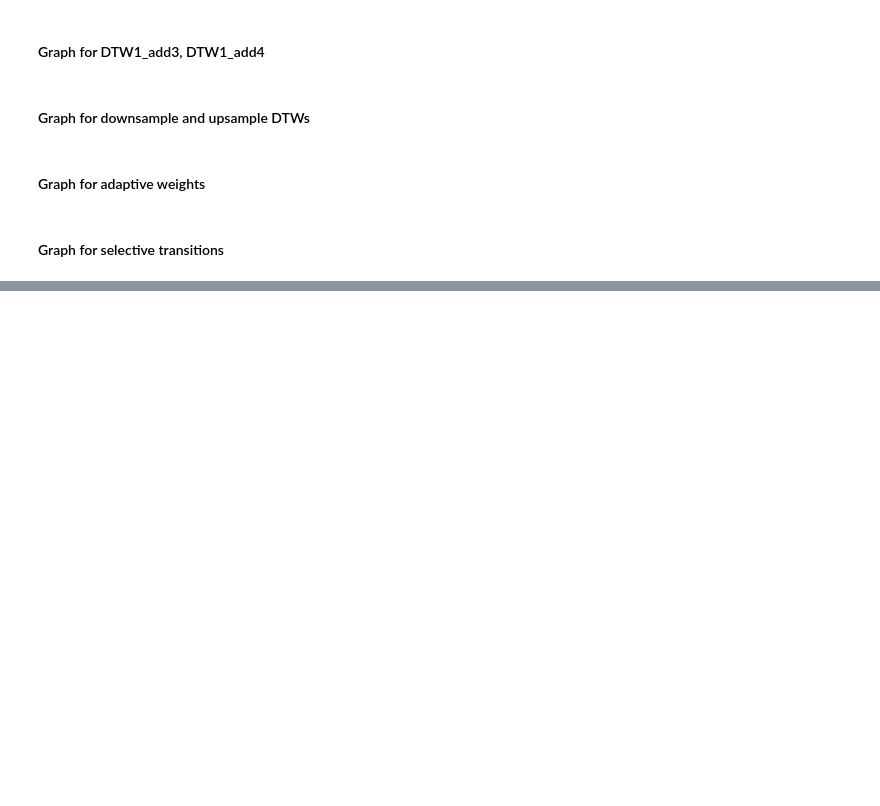
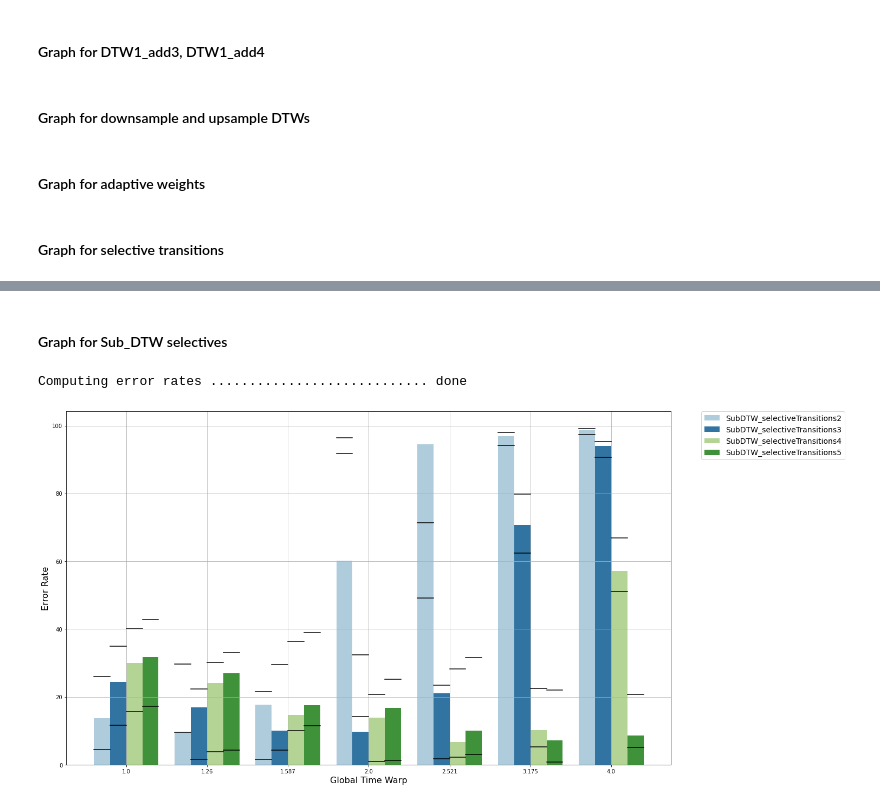
Before and after one commit to HMC-MIR/ExtremeTimeWarping, a Jupyter notebook: 03_Evaluate.ipynb, the cells around one changed output, grey strips where cells are left out. Cells and saved outputs as stored; diff of their text form; code cells hidden in the pictures; blank space fills up the shorter version.

```diff
--- a/03_Evaluate.ipynb
+++ b/03_Evaluate.ipynb
@@ -318,0 +344,11 @@ plot_with_tols(df_selective)
+# %% [markdown]
+#### Graph for Sub_DTW selectives
+# %%
+toPlot_sub_selective = get_folder_names('train_toy',['SubDTW_selectiveTransitions2', 'SubDTW_selectiveTransitions3', 'SubDTW_selectiveTransitions4', 'SubDTW_selectiveTransitions5'])
+maxTol = 1000 # in msec
+errRates_sub_selective, errVals_sub_selective = calc_error_rates_batch(EVAL_ROOT_DIR, toPlot_sub_selective, maxTol)
+df_sub_selective = generate_df_with_tols(errRates_sub_selective, toPlot_sub_selective, [200, 500, 100])
+plot_with_tols(df_sub_selective)
+# %% [output]
+Computing error rates ............................ done
+[figure, added]
```
Also changed, not shown: parts of 6 cells of this notebook.
